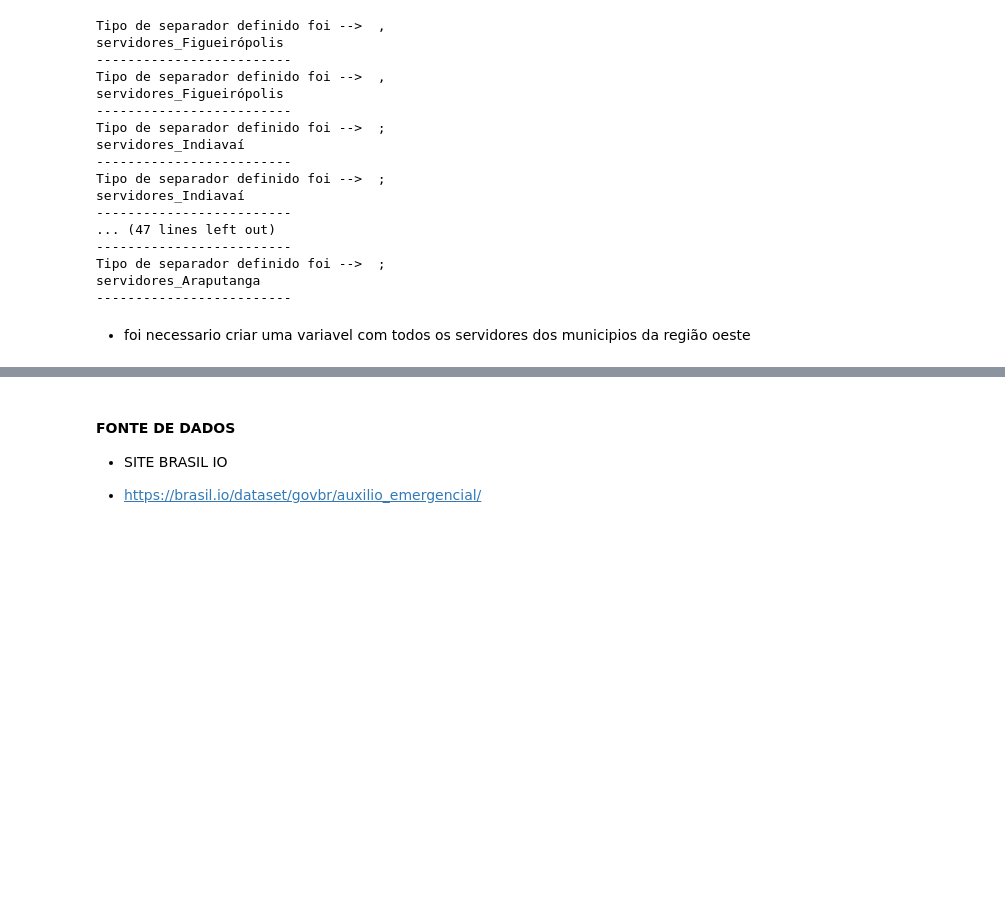
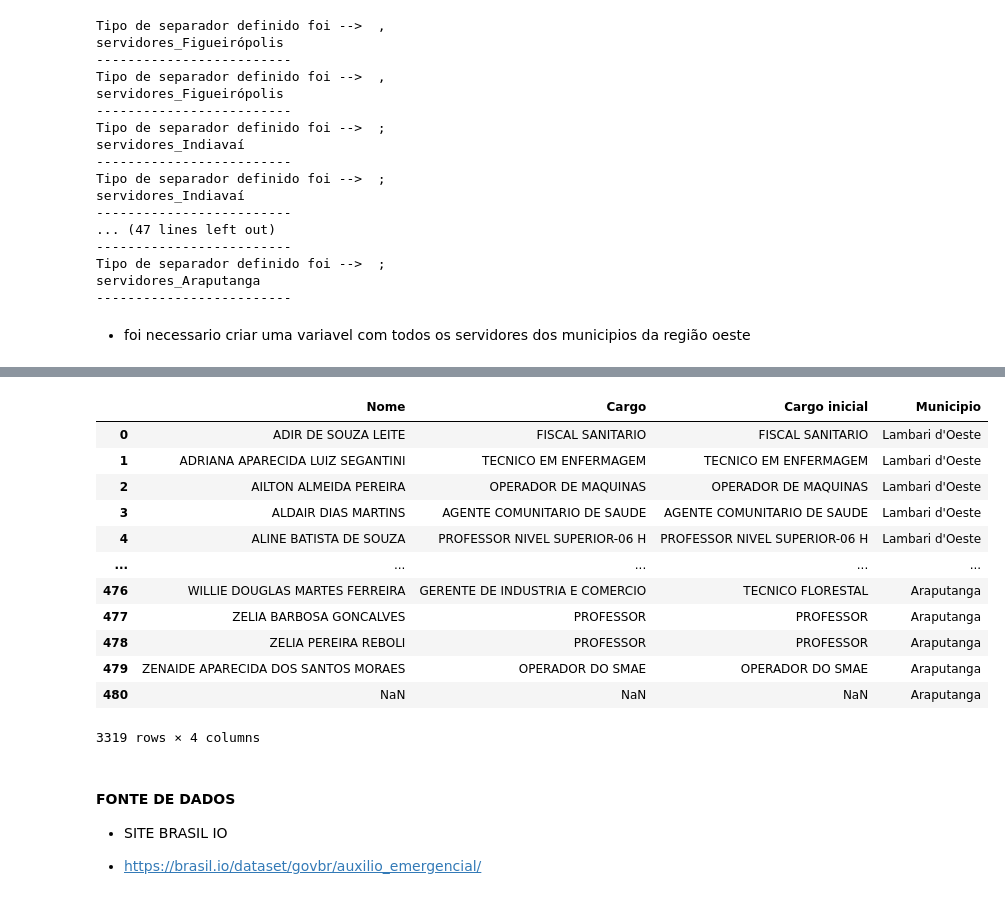
Before and after one commit to ledigofig/Auxilio-Emergencial, a Jupyter notebook: analise_municipios.ipynb, the cells around one changed output, grey strips where cells are left out. Cells and saved outputs as stored; diff of their text form; code cells hidden in the pictures; blank space fills up the shorter version.

```diff
--- a/analise_municipios.ipynb
+++ b/analise_municipios.ipynb
@@ -93,3 +87,20 @@ resultado
+# %%
+resultado = resultado[['Nome', 'Cargo', 'Cargo inicial', 'Municipio']]
+resultado
+# %% [output]
+|  | Nome | Cargo | Cargo inicial | Municipio |
+| 0 | ADIR DE SOUZA LEITE | FISCAL SANITARIO | FISCAL SANITARIO | Lambari d'Oeste |
+| 1 | ADRIANA APARECIDA LUIZ SEGANTINI | TECNICO EM ENFERMAGEM | TECNICO EM ENFERMAGEM | Lambari d'Oeste |
+| 2 | AILTON ALMEIDA PEREIRA | OPERADOR DE MAQUINAS | OPERADOR DE MAQUINAS | Lambari d'Oeste |
+| 3 | ALDAIR DIAS MARTINS | AGENTE COMUNITARIO DE SAUDE | AGENTE COMUNITARIO DE SAUDE | Lambari d'Oeste |
+| 4 | ALINE BATISTA DE SOUZA | PROFESSOR NIVEL SUPERIOR-06 H | PROFESSOR NIVEL SUPERIOR-06 H | Lambari d'Oeste |
+| ... | ... | ... | ... | ... |
+| 476 | WILLIE DOUGLAS MARTES FERREIRA | GERENTE DE INDUSTRIA E COMERCIO | TECNICO FLORESTAL | Araputanga |
+| 477 | ZELIA BARBOSA GONCALVES | PROFESSOR | PROFESSOR | Araputanga |
+| 478 | ZELIA PEREIRA REBOLI | PROFESSOR | PROFESSOR | Araputanga |
+| 479 | ZENAIDE APARECIDA DOS SANTOS MORAES | OPERADOR DO SMAE | OPERADOR DO SMAE | Araputanga |
+| 480 | NaN | NaN | NaN | Araputanga |
+3319 rows × 4 columns
 # %% [markdown]
 #### FONTE DE DADOS
 - SITE BRASIL IO
```
Also changed, not shown: parts of 6 cells of this notebook, 1 other file.
